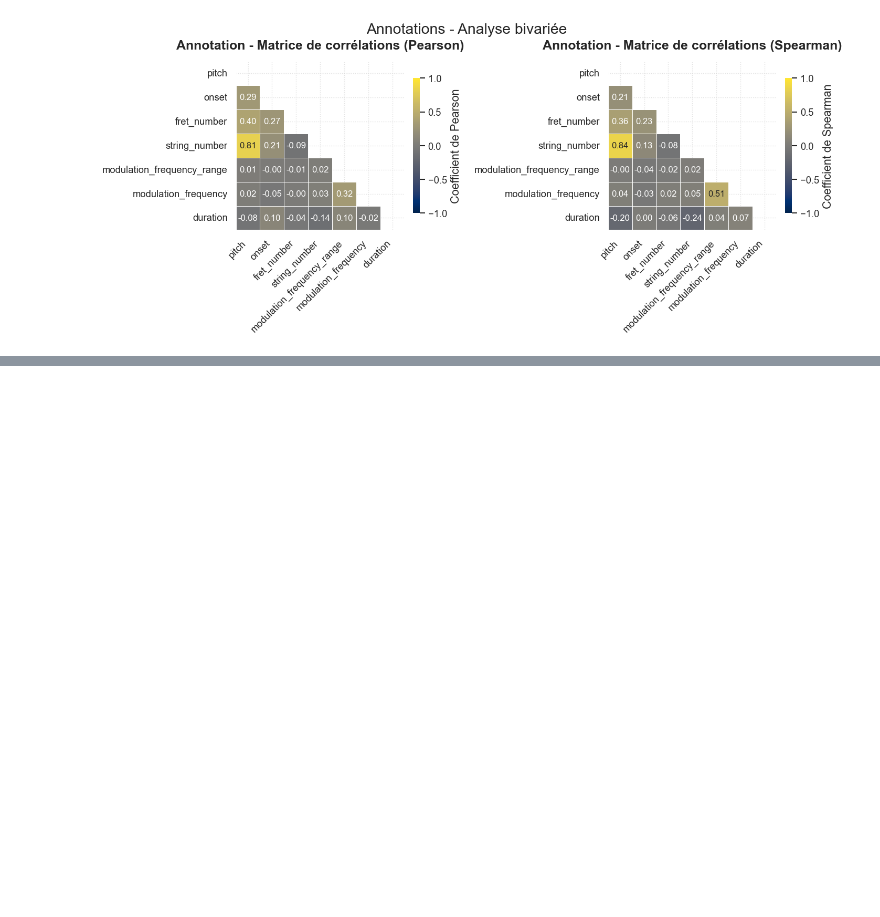
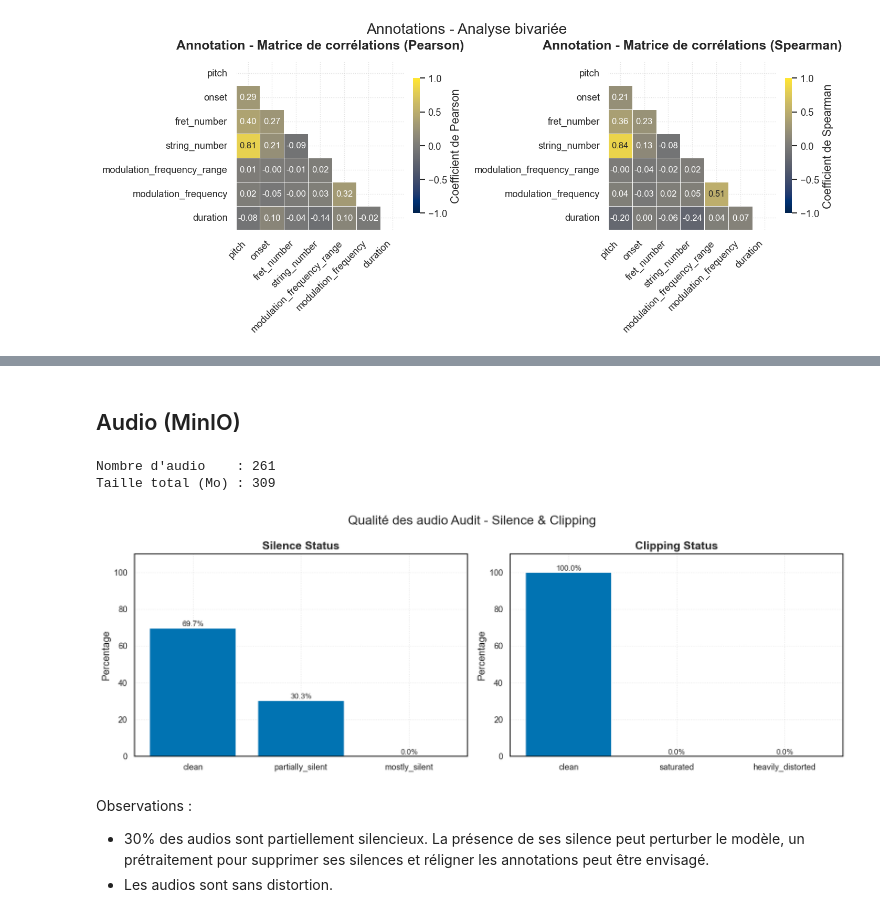
Before and after one commit to DamienDESSAUX-M2i/M2i_CDSD_Projet, a Jupyter notebook: audio_midi/notebooks/03_eda_idmt_smt_guitar.ipynb, the cells around one changed output, grey strips where cells are left out. Drawn from its saved outputs; the diff is of its cells as text; code cells hidden in the pictures; blank space fills up the shorter version.

Commit message:
(wip: EDA IMDT-SMT-Guitar)

```diff
--- a/audio_midi/notebooks/03_eda_idmt_smt_guitar.ipynb
+++ b/audio_midi/notebooks/03_eda_idmt_smt_guitar.ipynb
@@ -572,0 +1147,14 @@ plt.show()
+# %% [markdown]
+## Audio (MinIO)
+# %%
+audio_objects = [
+    obj
+    for obj in minio.list_raw(prefix="IDMT-SMT-Guitar_2/")
+    if "audio.wav" in obj.object_name
+]
+
+print("Nombre d'audio    :", len(audio_objects))
+print("Taille total (Mo) :", sum(obj.size for obj in audio_objects) // (1024**2))
+# %% [output]
+Nombre d'audio    : 261
+Taille total (Mo) : 309
@@ -572,0 +1241,54 @@ plt.show()
+# %%
+silence_order = ["clean", "partially_silent", "mostly_silent"]
+clipping_order = ["clean", "saturated", "heavily_distorted"]
+
+silence_counts = (
+    audio_analysis_df["silence_status"]
+    .value_counts()
+    .reindex(silence_order, fill_value=0)
+)
+clipping_counts = (
+    audio_analysis_df["clipping_status"]
+    .value_counts()
+    .reindex(clipping_order, fill_value=0)
+)
+
+silence_counts_norm = silence_counts / silence_counts.sum() * 100
+clipping_counts_norm = clipping_counts / clipping_counts.sum() * 100
+
+fig, (ax1, ax2) = plt.subplots(1, 2, figsize=(14, 5))
+fig.suptitle("Qualité des audio Audit - Silence & Clipping", fontsize=17)
+
+bars1 = ax1.bar(silence_counts_norm.index, silence_counts_norm.values)
+
+ax1.set_title("Silence Status")
+ax1.set_ylabel("Percentage")
+ax1.set_ylim(0, 110)
+
+for bar in bars1:
+    h = bar.get_height()
+    ax1.text(
+        bar.get_x() + bar.get_width() / 2, h + 1, f"{h:.1f}%", ha="center", fontsize=10
+    )
+
+bars2 = ax2.bar(clipping_counts_norm.index, clipping_counts_norm.values)
+
+ax2.set_title("Clipping Status")
+ax2.set_ylabel("Percentage")
+ax2.set_ylim(0, 110)
+
+for bar in bars2:
+    h = bar.get_height()
+    ax2.text(
+        bar.get_x() + bar.get_width() / 2, h + 1, f"{h:.1f}%", ha="center", fontsize=10
+    )
+
+plt.tight_layout()
+plt.savefig((FIGURES_DIRECTORY / "audio_silence_clipping.png").as_posix())
+plt.show()
+# %% [output]
+[figure, added]
+# %% [markdown]
+Observations :
+- 30% des audios sont partiellement silencieux. La présence de ses silence peut perturber le modèle, un prétraitement pour supprimer ses silences et réligner les annotations peut être envisagé.
+- Les audios sont sans distortion.
```
Also changed, not shown: parts of 21 cells of this notebook, 7 other files.
